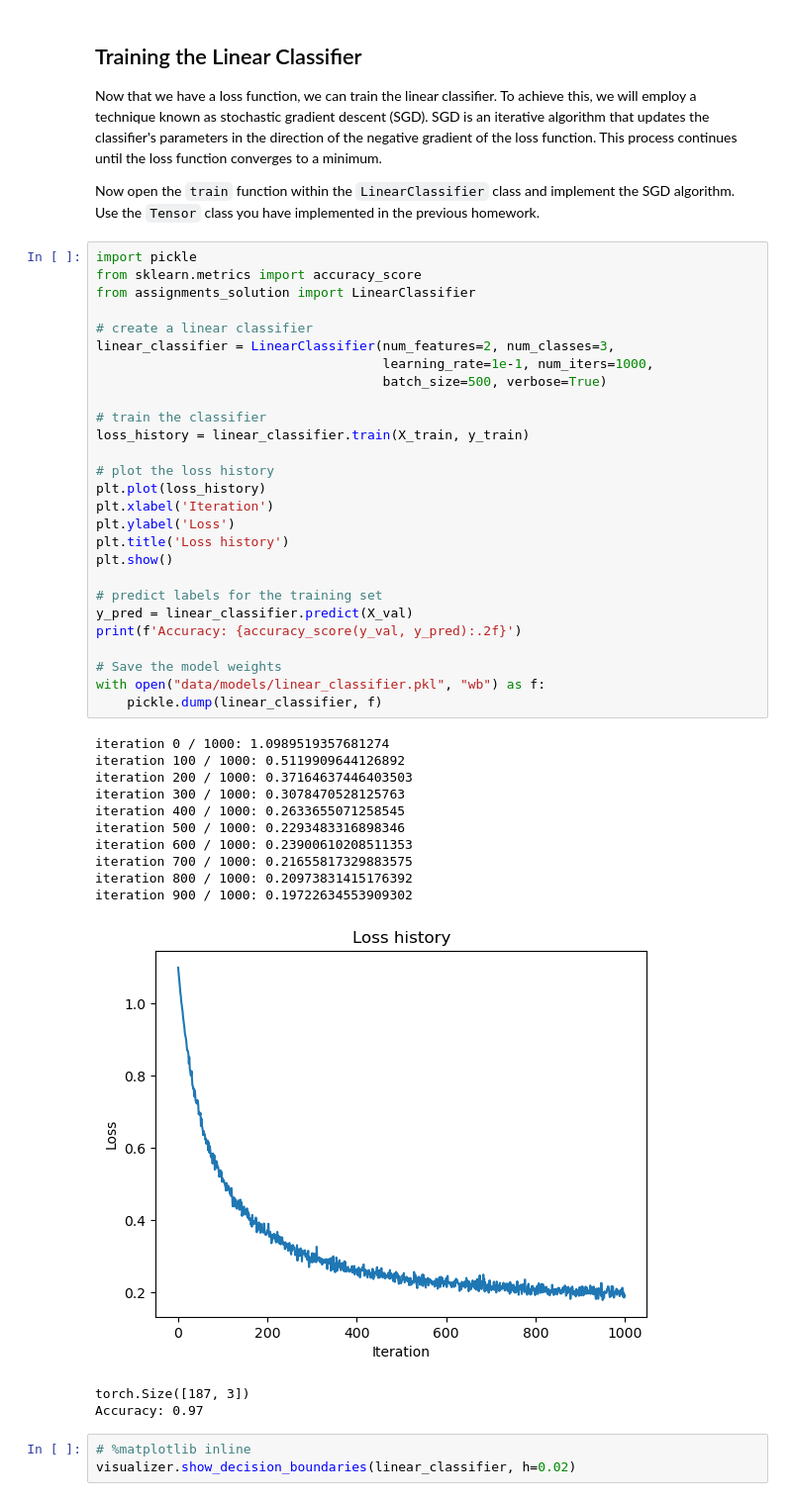
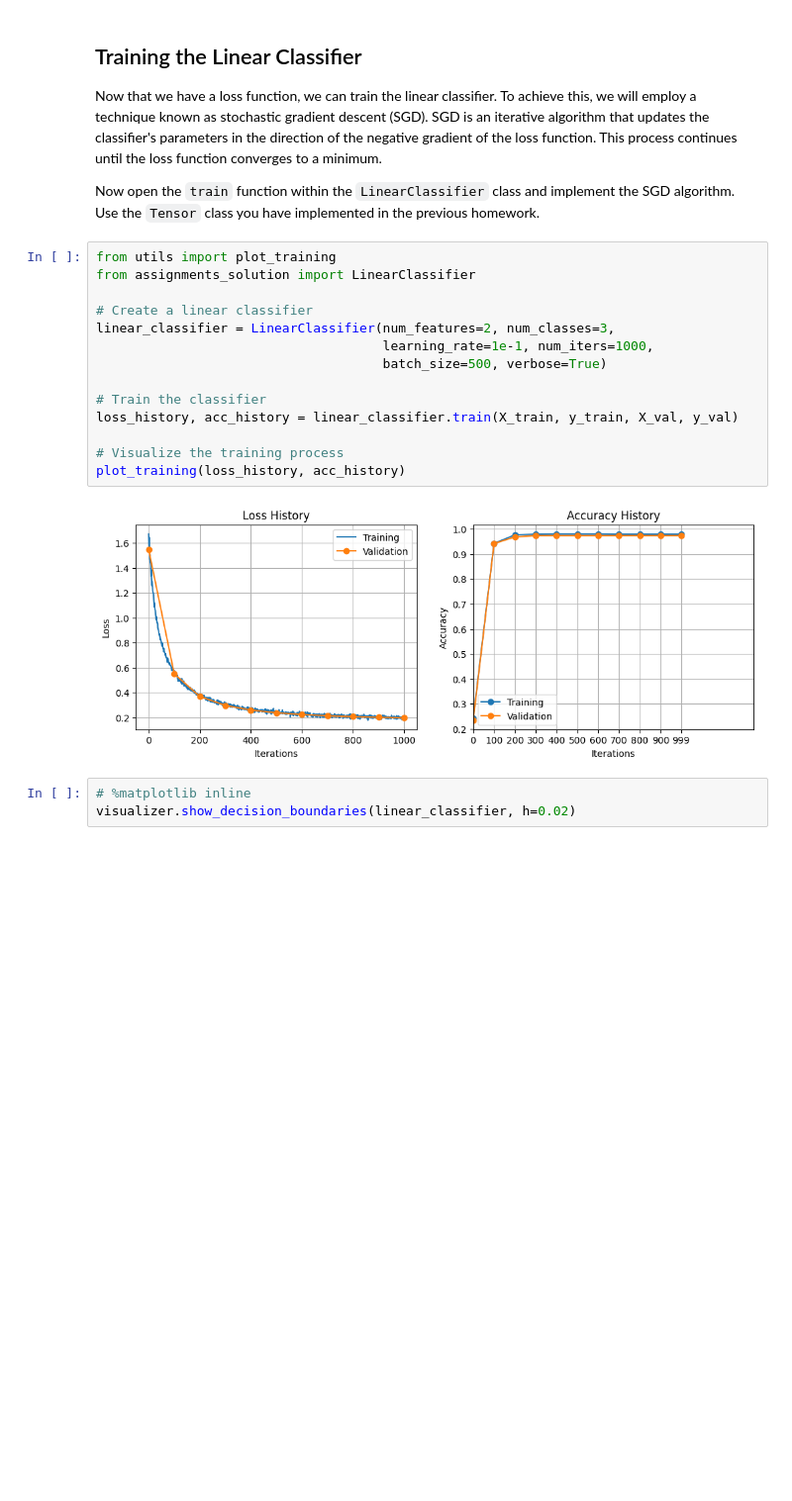
Before and after one commit to urob-ctu/classification, a Jupyter notebook: linear_part_1.ipynb, the cells around one changed output. Shown at 99% size. Cells and saved outputs as stored; diff of their text form; blank space fills up the shorter version.

```diff
--- a/linear_part_1.ipynb
+++ b/linear_part_1.ipynb
@@ -149,46 +120,21 @@ Now that we have a loss function, we can train the linear classifier. To achieve
 
 Now open the `train` function within the `LinearClassifier` class and implement the SGD algorithm. Use the `Tensor` class you have implemented in the previous homework.
 # %%
-import pickle
-from sklearn.metrics import accuracy_score
+from utils import plot_training
 from assignments_solution import LinearClassifier
 
-# create a linear classifier
+# Create a linear classifier
 linear_classifier = LinearClassifier(num_features=2, num_classes=3,
                                      learning_rate=1e-1, num_iters=1000,
                                      batch_size=500, verbose=True)
 
-# train the classifier
-loss_history = linear_classifier.train(X_train, y_train)
+# Train the classifier
+loss_history, acc_history = linear_classifier.train(X_train, y_train, X_val, y_val)
 
-# plot the loss history
-plt.plot(loss_history)
-plt.xlabel('Iteration')
-plt.ylabel('Loss')
-plt.title('Loss history')
-plt.show()
-
-# predict labels for the training set
-y_pred = linear_classifier.predict(X_val)
-print(f'Accuracy: {accuracy_score(y_val, y_pred):.2f}')
-
-# Save the model weights
-with open("data/models/linear_classifier.pkl", "wb") as f:
-    pickle.dump(linear_classifier, f)
+# Visualize the training process
+plot_training(loss_history, acc_history)
 # %% [output]
-iteration 0 / 1000: 1.0989519357681274
-iteration 100 / 1000: 0.5119909644126892
-iteration 200 / 1000: 0.37164637446403503
-iteration 300 / 1000: 0.3078470528125763
-iteration 400 / 1000: 0.2633655071258545
-iteration 500 / 1000: 0.2293483316898346
-iteration 600 / 1000: 0.23900610208511353
-iteration 700 / 1000: 0.21655817329883575
-iteration 800 / 1000: 0.20973831415176392
-iteration 900 / 1000: 0.19722634553909302
-[figure, old version]
+[figure, new version]
-torch.Size([187, 3])
-Accuracy: 0.97
 # %%
 # %matplotlib inline
 visualizer.show_decision_boundaries(linear_classifier, h=0.02)
```
Also changed, not shown: parts of 2 cells of this notebook, 33 other files.
